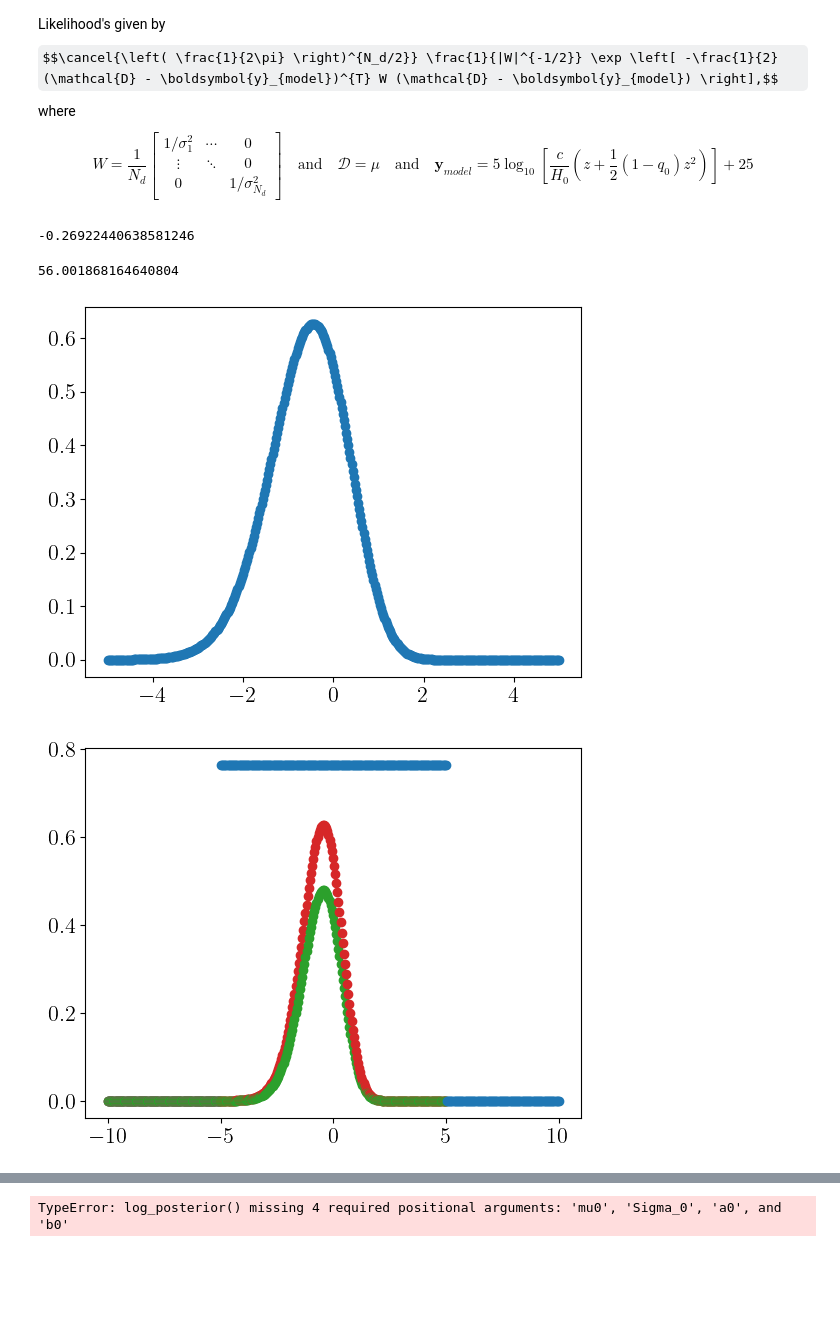
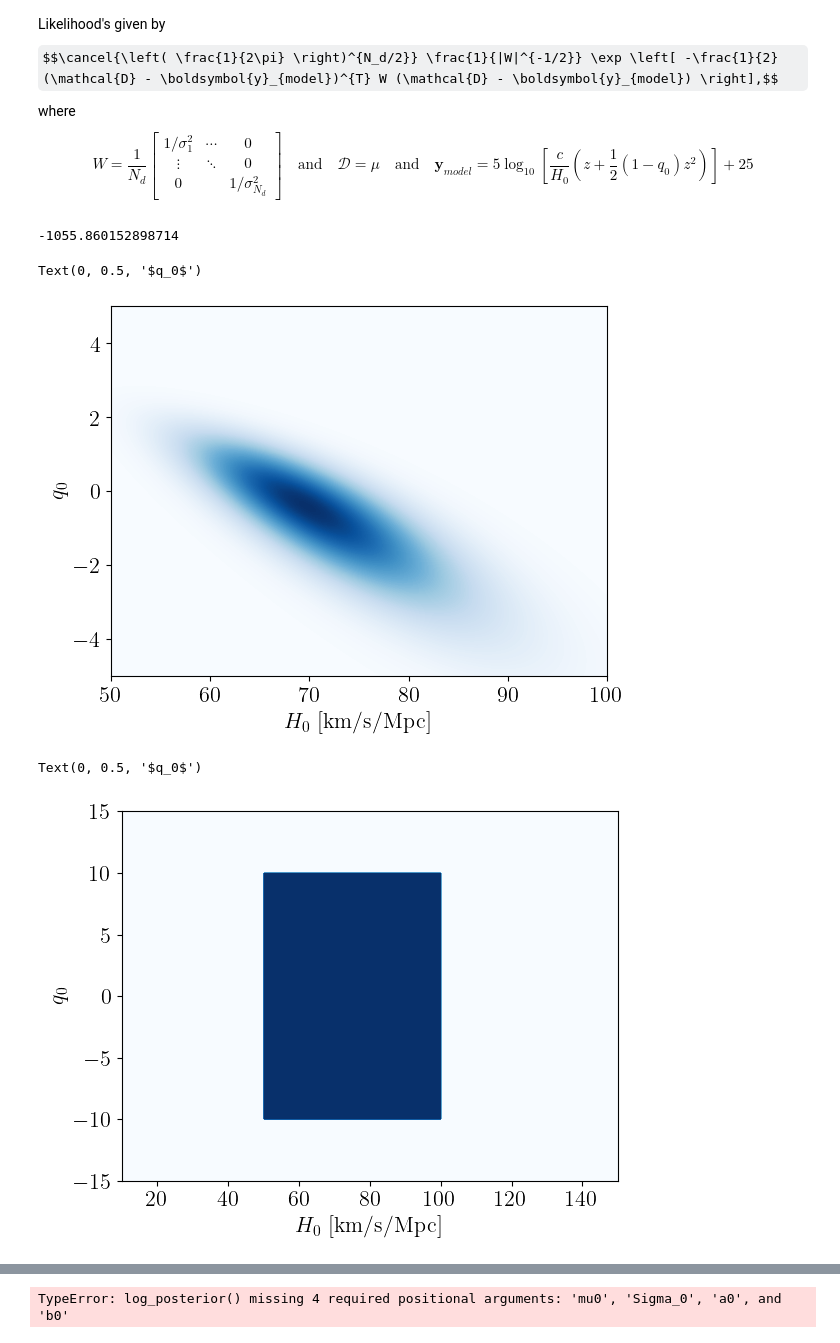
Before and after one commit to j-haralds/Advanced_sim, a Jupyter notebook: proj1_shared/proj1_jonatan.ipynb, the cells around one changed output, grey strips where cells are left out. Cells and saved outputs as stored; diff of their text form; code cells hidden in the pictures; some formulas as TeX source; blank space fills up the shorter version.

```diff
--- a/proj1_shared/proj1_jonatan.ipynb
+++ b/proj1_shared/proj1_jonatan.ipynb
@@ -270,25 +277,16 @@ def log_posterior(theta, z, mu, sig_m, mu0, Sigma_0, a0, b0):
 
     return log_post
 # %%
-IG_mean = 0.05**2
-IG_mode = 0.049**2
+IG_mean = 2**2
+IG_mode = 1**2
 a0, b0  = mean_mode_2_IG_alpha_beta(IG_mean,IG_mode)
 
-#a0 = 1.01
-#b0 = 1.0
-Np = 2
-#option A: informative prior. Here you can define your prior according to your prior information/beliefs
-mu0 = np.ones(Np)*1.0
-lamb=1000
-Sigma0 = np.diag(np.square(np.ones(Np)))*lamb
-
-print(log_prior(np.array([70,0.5,0.05**2]), mu0, Sigma0,a0,b0))
+print(log_prior(np.array([70,0.5,0.05**2]),a0,b0))
 # %% [output]
--0.26922440638581246
+-1055.860152898714
 # %%
-H0 = 70; q0 = 2
 
-H0_grid = np.linspace(10,100,len(z_low))
+H0_grid = np.linspace(50,100,len(z_low))
 q0_grid = np.linspace(-5,5,len(H0_grid))
 
 H0, q0 = np.meshgrid(H0_grid,q0_grid)
@@ -303,65 +301,62 @@ sig = mu_err_low
 #z = unknown_low
 
 n = 0
+like = np.zeros((len(q0_grid),len(H0_grid)))
 sum_like = 0
-for q_i in q0_grid:
-    like = log_likelihood([70,q_i], z, mu, sig)
-    #plt.scatter(q_i,y1,color='tab:blue'
-    #plt.scatter(q_i,m1,color='tab:red')
-    plt.scatter(q_i,np.exp(like),color='tab:blue')
-    #print(like)
-    n += 1
-    sum_like += np.exp(like)
+for q_i,i in zip(q0_grid, range(len(q0_grid))):
+    for H_i,j in zip(H0_grid, range(len(H0_grid))):
+        lh = log_likelihood([H_i,q_i], z, mu, sig)
+        like[i,j] = np.exp(lh)
+
+
 """post_pdf = np.zeros_like(grid)
 for th_idx, th_val in enumerate(H0):
     for s2_idx, s2_val in enumerate(q0):
         post_pdf[s2_idx][th_idx] = log_posterior([th_val,s2_val], z, mu, sig)"""
 
-print(sum_like)
 
 
-#plt.contourf(H0, q0, post_pdf, levels=200, cmap='Blues')#,alpha=0.5)
+plt.contourf(H0, q0, like, levels=200, cmap='Blues')#,alpha=0.5)
+plt.xlabel('$H_0$ [km/s/Mpc]')
+plt.ylabel('$q_0$')
 
 #print(log_posterior(th,z,mu,sig))
 # %% [output]
-56.001868164640804
+Text(0, 0.5, '$q_0$')
-[figure, old version]
+[figure, new version]
 # %%
-
-H0_grid = np.linspace(50,80,len(z_low))
-q0_grid = np.linspace(-10,10,len(H0_grid))
+H0_grid = np.linspace(10,150,len(z_low))
+q0_grid = np.linspace(-15,15,len(H0_grid))
 
 H0, q0 = np.meshgrid(H0_grid,q0_grid)
 
 HQ_grid = np.dstack((H0,q0))
 grid = HQ_grid.reshape(-1,2)
 
 z = z_low
 mu = mu_low
 sig = mu_err_low
 
 n = 0
-for q_i in q0_grid:
-    prior = log_prior([70,q_i,0.05**2], mu0, Sigma0,a0,b0)
-    like = log_likelihood([70,q_i], z, mu, sig)
-    post = prior + like
-    #print(post)
-    #print(prior)
-    plt.scatter(q_i,np.exp(prior),color='tab:blue')
-    plt.scatter(q_i,np.exp(like),color='tab:red')
-    plt.scatter(q_i,np.exp(post),color='tab:green')
+pri = np.zeros((len(q0_grid),len(H0_grid)))
 
-    n += 1
+for q_i,i in zip(q0_grid, range(len(q0_grid))):
+    for H_i,j in zip(H0_grid, range(len(H0_grid))):
+        lp = log_prior([H_i,q_i,0.1], a0, b0)
+        pri[i,j] = np.exp(lp)
 
 
-
+plt.contourf(H0, q0, pri, levels=200, cmap='Blues')#,alpha=0.5)
+plt.xlabel('$H_0$ [km/s/Mpc]')
+plt.ylabel('$q_0$')
 
 # prior_pdf = np.zeros((len(H0_grid),len(q0_grid)))
 # for H_i,H_val in enumerate(H0_grid):
 #     for q_i,q_val in enumerate(q0_grid):
 #         prior_pdf[q_i][H_i] = log_posterior([H_val,q_val,0.05**2],z,mu,sig, mu0, Sigma0,a0,b0)
 
 # plt.contourf(H0, q0, np.exp(prior_pdf) , levels=200, cmap='Blues')#,alpha=0.5)
 #print(log_posterior(th,z,mu,sig))
 # %% [output]
+Text(0, 0.5, '$q_0$')
-[figure, old version]
+[figure, new version]
```
Also changed, not shown: parts of 9 cells of this notebook.
